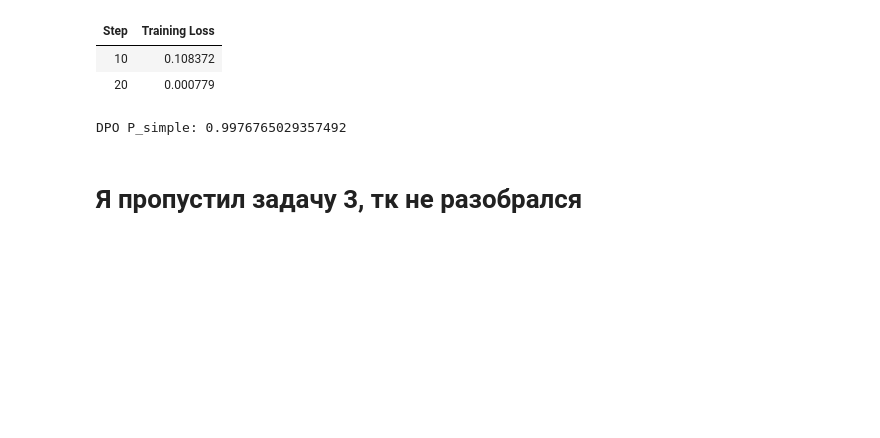
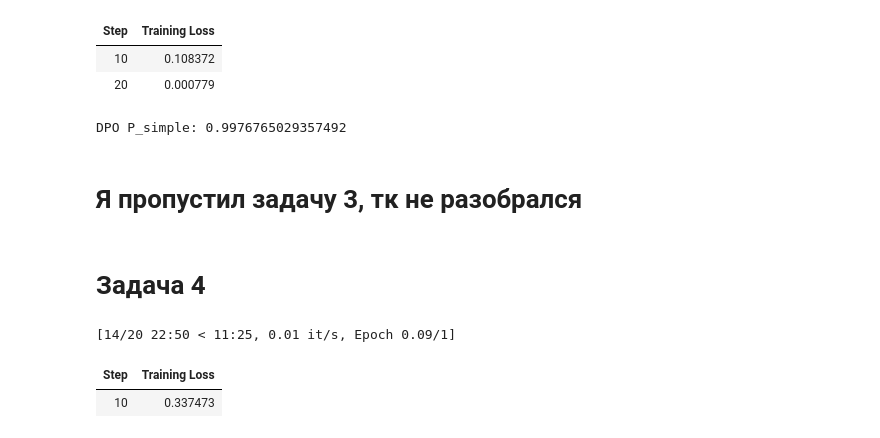
Before and after one commit to KirDesktop/KirillCUScholarshipAIRED, a Jupyter notebook: KirillCUAIred.ipynb, the cells around one changed output. Drawn from its saved outputs; the diff is of its cells as text; code cells hidden in the pictures; blank space fills up the shorter version.

```diff
--- a/KirillCUAIred.ipynb
+++ b/KirillCUAIred.ipynb
@@ -280,7 +284,49 @@ print(f"DPO P_simple: {mean_p}")
 DPO P_simple: 0.9976765029357492
 # %% [markdown]
 # Я пропустил задачу 3, тк не разобрался
+# %% [markdown]
+# Задача 4
 # %%
 del dpo_trainer
 gc.collect()
 torch.cuda.empty_cache()
+# %%
+raw_gb_data = load_dataset("json", data_files="ml-olympiad-red-task/data/good_bad.jsonl", split="train")
+
+def gb_format(data):
+    prompt_msg = [{"role": "user", "content": data["instruction"]}]
+    prompt_text = tokenizer.apply_chat_template(prompt_msg, tokenize=False, add_generation_prompt=True)
+
+    return {
+        "prompt": prompt_text,
+        "chosen": data["chosen"] + tokenizer.eos_token,
+        "rejected": data["rejected"] + tokenizer.eos_token
+    }
+
+gb_data = raw_gb_data.map(gb_format, remove_columns=raw_gb_data.column_names)
+# %%
+gb_args = DPOConfig(
+    output_dir="./gb_train",
+    per_device_train_batch_size=2,
+    gradient_accumulation_steps=8,
+    learning_rate=6e-5,
+    max_steps=20,
+    beta=0.1,
+    seed=42
+)
+
+gb_trainer = DPOTrainer(
+    model=train_model,
+    ref_model=None,
+    train_dataset=gb_data,
+    processing_class=tokenizer,
+    args=gb_args
+)
+# %%
+gb_trainer.train()
+
+train_model.save_pretrained("./gb_model")
+# %% [output]
+[14/20 22:50 < 11:25, 0.01 it/s, Epoch 0.09/1]
+| Step | Training Loss |
+| 10 | 0.337473 |
```
Also changed, not shown: parts of 2 cells of this notebook.
